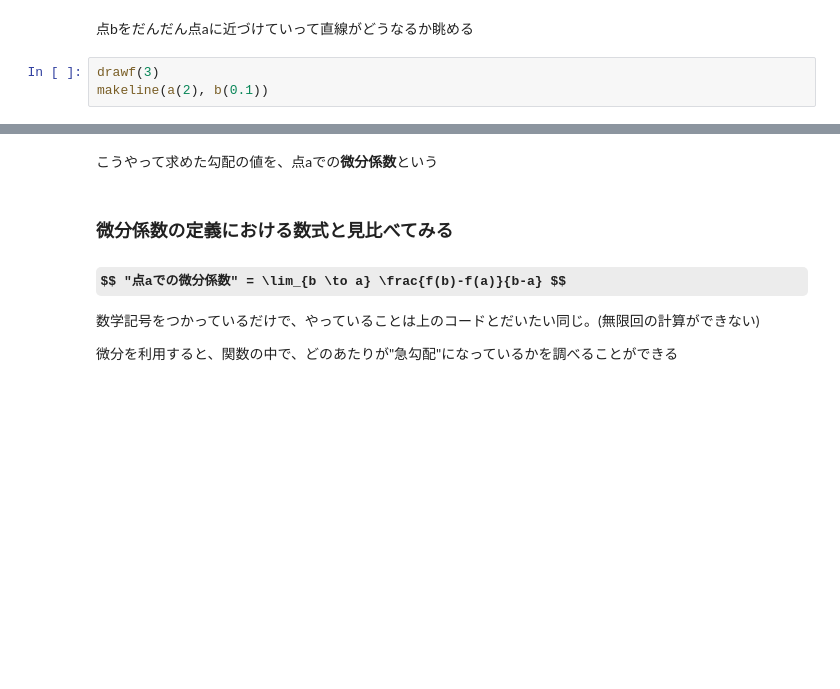
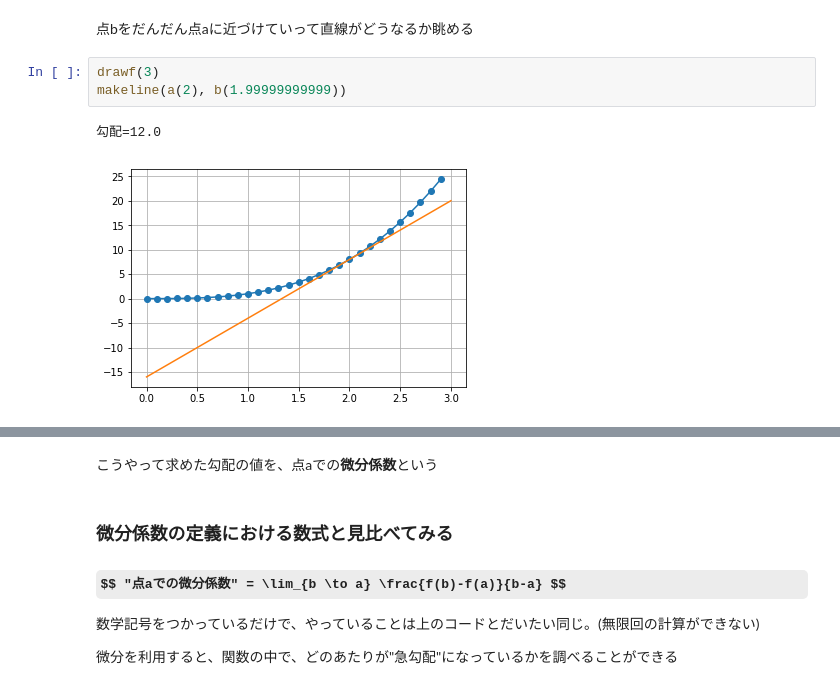
Before and after one commit to sasakinzm/jupyter-notebook-user-seminar, a Jupyter notebook: 03_differential_foundation.ipynb, the cells around one changed output, grey strips where cells are left out. Saved outputs shown, nothing was run; the diff lists cells and outputs as text; some formulas as TeX source; blank space fills up the shorter version.

```diff
--- a/03_differential_foundation.ipynb
+++ b/03_differential_foundation.ipynb
@@ -77,7 +94,10 @@ makeline(a(2), b(0))
 点bをだんだん点aに近づけていって直線がどうなるか眺める
 # %%
 drawf(3)
-makeline(a(2), b(0.1))
+makeline(a(2), b(1.99999999999))
+# %% [output]
+勾配=12.0
+[figure, added]
 # %%
 # 違う点の勾配も簡単にわかる
 drawf(3)
```
Also changed, not shown: parts of 10 cells of this notebook, 2 other files.
